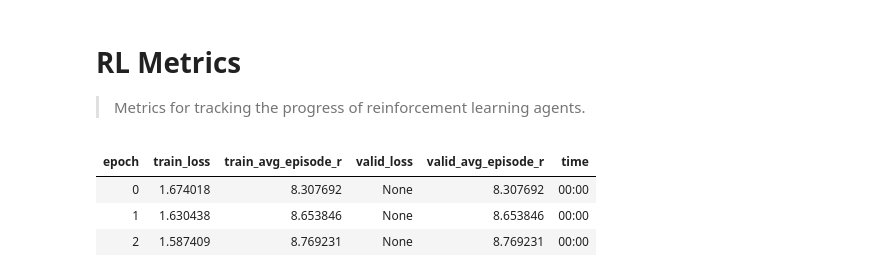
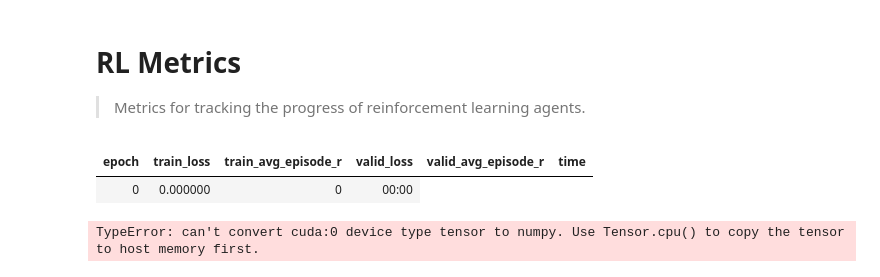
Before and after one commit to josiahls/fast-reinforcement-learning-2, a Jupyter notebook: nbs/13_metrics.ipynb, the cells around one changed output. Cells and saved outputs as stored; diff of their text form; code cells hidden in the pictures.

```diff
--- a/nbs/13_metrics.ipynb
+++ b/nbs/13_metrics.ipynb
@@ -32,15 +34,22 @@ class AvgEpisodeRewardMetric(Metric):
     def __init__(self):self.rolling_rewards=deque([0],maxlen=100)
 
     def accumulate(self,learn):
-        yb=learn.yb[0]
-#         print(yb)
-        yb=[Experience(**{k:yb[k][i] for k in yb}) for i in range(yb['absolute_end'].shape[0])]
+#         yb=learn.yb
+#         print(len(yb),len(yb[0]),yb)
+        yb=[]
+        for i in range(len(learn.xb[0])):
+#             print(learn.yb)
+            yb.append(ExperienceFirstLast(learn.xb[0][i].cpu().detach(),*(learn.yb[j][i].cpu().detach() for j in range(len(learn.yb)))))
+#             print(yb[-1])
+#         yb=[ExperienceFirstLast([0],*(yb[k][i] for k in range(len(yb)))) for i in range(len(yb[0]))]
 #         yb=[for yb.items()]
-        rewards=[y.episode_r for y in yb if y.absolute_end]
+#         print([o.done for o in yb if o.done])
+        if len([float(o.episode_reward) for o in yb if o.done and int(o.episode_reward)!=0])==0:return
+#         print([o.episode_reward for o in yb if o.done])
+        r=np.average([float(o.episode_reward) for o in yb if o.done and int(o.episode_reward)!=0])
 #         print([y for y in yb if y.absolute_end])
-        for r in rewards:
-            if len(r.numpy().shape)!=0:self.rolling_rewards.extend(r.numpy())
-            else:                      self.rolling_rewards.append(r.numpy())
+#         for r in rewards:
+        if r!=0:self.rolling_rewards.extend([r])
 #         print(len(rewards))
 #         if len(rewards)!=0:self.r=sum(rewards)/len(rewards)
 
@@ -53,27 +62,27 @@ from fastrl.actorcritic.a3c_data import *
 # %%
 env='CartPole-v1'
 
 block=AsyncExperienceBlock(
-    experience_block=partial(FirstLastExperienceBlock,a=0,seed=0,dls_kwargs={'bs':1,'n_steps':4,'num_workers':0,'verbose':False,'indexed':True,'shuffle_train':False}),
-    n_processes=4,
+    experience_block=partial(FirstLastExperienceBlock,a=0,seed=0,dls_kwargs={'bs':1,'n_steps':4,'num_workers':0,
+                                                                             'verbose':False,'indexed':True,'shuffle_train':False}),
+    n_processes=1,
     n=128
 )
 blk=IterableDataBlock(blocks=(block),
                       splitter=FuncSplitter(lambda x:False),
-                      batch_tfms=lambda x:(x['s'],x),
+#                       batch_tfms=lambda x:(x[0],x),
                      )
-dls=blk.dataloaders([env]*15,bs=128)
+dls=blk.dataloaders([env]*1,bs=3)
 
 model=LinearA2C((4,),2)
 agent=ActorCriticAgent(model=model)
 learner=A3CLearner(dls,agent=agent,cbs=[A3CTrainer],reward_steps=4,
                    metrics=[AvgEpisodeRewardMetric()])
 learner.fit(3)
 # %% [output]
 | epoch | train_loss | train_avg_episode_r | valid_loss | valid_avg_episode_r | time |
-| 0 | 1.674018 | 8.307692 | None | 8.307692 | 00:00 |
-| 1 | 1.630438 | 8.653846 | None | 8.653846 | 00:00 |
-| 2 | 1.587409 | 8.769231 | None | 8.769231 | 00:00 |
+| 0 | 0.000000 | 0 | 00:00 |
+TypeError: can't convert cuda:0 device type tensor to numpy. Use Tensor.cpu() to copy the tensor to host memory first.
 # %%
 # hide
 from nbdev.export2html import *
```
Also changed, not shown: parts of 2 cells of this notebook, 26 other files.
